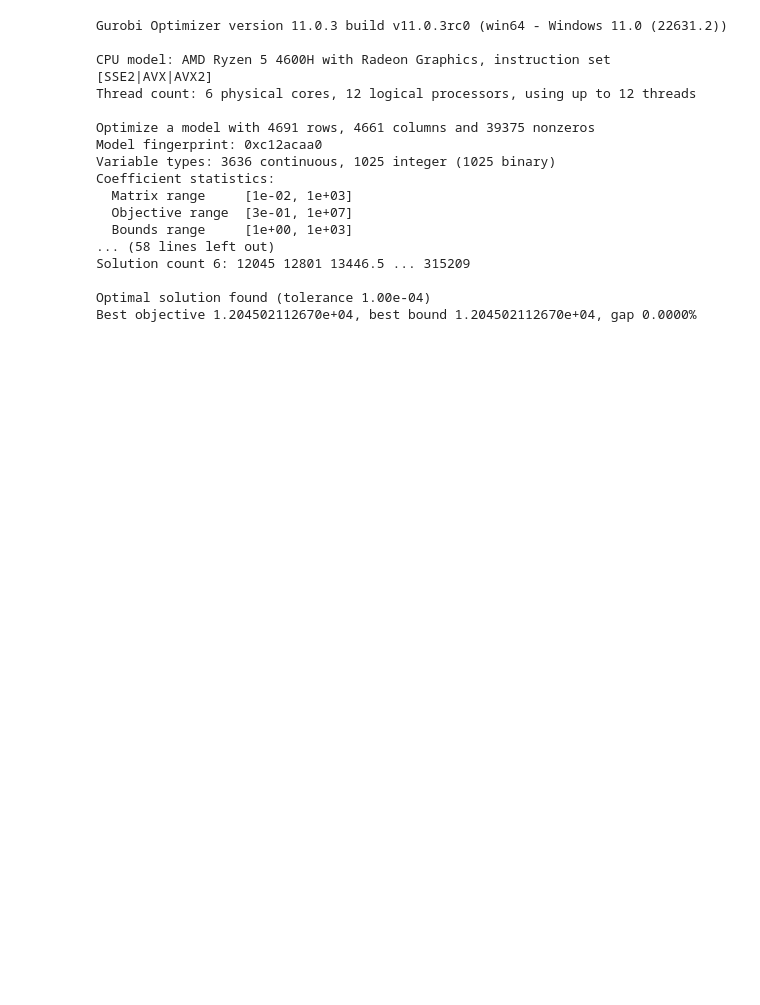
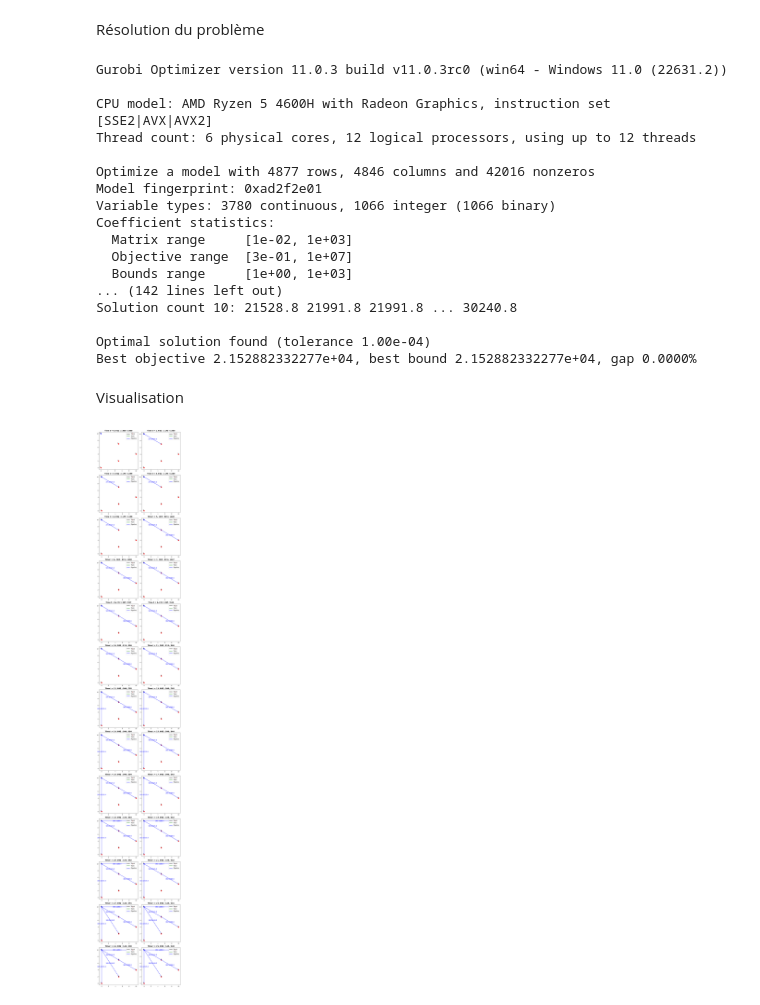
Before and after one commit to mowgli33/Optim_Prac, a Jupyter notebook: small_instance.ipynb, the cells around one changed output. Drawn from its saved outputs; the diff is of its cells as text; code cells hidden in the pictures; blank space fills up the shorter version.

```diff
--- a/small_instance.ipynb
+++ b/small_instance.ipynb
@@ -191,6 +198,8 @@ print(sum(c.E for c in C.values()))
 [[0, 0, 1, 0, 0, 0], [0, 0, 0, 0, 0, 0], [1, 0, 0, 1, 0, 0], [0, 0, 1, 0, 0, 0], [0, 0, 0, 0, 0, 0], [0, 0, 0, 0, 0, 0]]
 1000000
 1400.0
+# %% [markdown]
+Résolution du problème
 # %%
 from gurobipy import *
 # %%
@@ -204,33 +213,34 @@ em_carbon = [c.E for c in C.values()]
 emissions = dict(zip(capture_ids, em_carbon))
 
 M = sum(c.E for c in C.values())
+decrease_rate = 0.5
 
 distance_matrix = [[Arc(i,j,"").dist for i in nodes] for j in nodes]
 
 m = Model("Small_instance")
 
-X = {t: {c: m.addVar(vtype=GRB.BINARY, name=f'x{t},{c}') for c in capture_ids} for t in range(T)}
+X = {t: {c: m.addVar(vtype=GRB.BINARY, name=f'x{t},{c}') for c in capture_ids} for t in range(T+1)}
 
-Y_truck = {t: {i: {j: m.addVar(lb=0, vtype=GRB.CONTINUOUS, name=f'y_truck{t},{i},{j}') for j in node_ids} for i in node_ids} for t in range(T)}
-Y_train = {t: {i: {j: m.addVar(lb=0, vtype=GRB.CONTINUOUS, name=f'y_train{t},{i},{j}') for j in node_ids} for i in node_ids} for t in range(T)}
-Y_pipe = {t: {i: {j: m.addVar(lb=0, vtype=GRB.CONTINUOUS, name=f'y_pipe{t},{i},{j}') for j in node_ids} for i in node_ids} for t in range(T)}
+Y_truck = {t: {i: {j: m.addVar(lb=0, vtype=GRB.CONTINUOUS, name=f'y_truck{t},{i},{j}') for j in node_ids} for i in node_ids} for t in range(T+1)}
+Y_train = {t: {i: {j: m.addVar(lb=0, vtype=GRB.CONTINUOUS, name=f'y_train{t},{i},{j}') for j in node_ids} for i in node_ids} for t in range(T+1)}
+Y_pipe = {t: {i: {j: m.addVar(lb=0, vtype=GRB.CONTINUOUS, name=f'y_pipe{t},{i},{j}') for j in node_ids} for i in node_ids} for t in range(T+1)}
 
-P = {t: {i: {j: m.addVar(vtype=GRB.BINARY, name=f'p{t},{i},{j}') for j in node_ids} for i in node_ids} for t in range(T)}
+P = {t: {i: {j: m.addVar(vtype=GRB.BINARY, name=f'p{t},{i},{j}') for j in node_ids} for i in node_ids} for t in range(T+1)}
 F = {i: {j: m.addVar(lb=0, ub=M, vtype=GRB.CONTINUOUS, name=f'f{i},{j}') for j in node_ids} for i in node_ids}
-Z = {t: {i: {j: m.addVar(lb=0, ub=M, vtype=GRB.CONTINUOUS, name=f'z{t},{i},{j}') for j in node_ids} for i in node_ids} for t in range(T)}
+Z = {t: {i: {j: m.addVar(lb=0, ub=M, vtype=GRB.CONTINUOUS, name=f'z{t},{i},{j}') for j in node_ids} for i in node_ids} for t in range(T+1)}
 
-for t in range(T):
+for t in range(T+1):
     for i in node_ids:
         for j in node_ids:
             m.addConstr(Y_pipe[t][i][j] - Z[t][i][j] <= 0, name=f'max capacity installed')
 for c in capture_ids:
-    m.addConstr(quicksum(X[t][c] for t in range(T)) <= 1, name=f"CCS installed at most once on capture site {c}")
+    m.addConstr(quicksum(X[t][c] for t in range(T+1)) <= 1, name=f"CCS installed at most once on capture site {c}")
 
 for i in node_ids:
     for j in node_ids:
-        m.addConstr(quicksum(P[t][i][j] for t in range(T)) <= 1, name=f"CCS installed at most once on capture site {c}")
+        m.addConstr(quicksum(P[t][i][j] for t in range(T+1)) <= 1, name=f"CCS installed at most once on capture site {c}")
 
-for t in range(T):
+for t in range(T+1):
     for i in node_ids:
         for j in node_ids:
             m.addConstr(Z[t][i][j] - M*quicksum(P[t0][i][j] for t0 in range(t+1)) <= 0)
@@ -238,19 +248,19 @@ for t in range(T):
             m.addConstr(Z[t][i][j] - F[i][j] <= 0)
             m.addConstr(Z[t][i][j] - F[i][j] + (1 - quicksum(P[t0][i][j] for t0 in range(t+1)))*M >= 0)
 
-for t in range(T):
+for t in range(T+1):
     for c in capture_ids:
         m.addConstr(quicksum(Y_truck[t][i][c] + Y_train[t][i][c] + Y_pipe[t][i][c] for i in node_ids)
                     - quicksum(Y_truck[t][c][i] + Y_train[t][c][i] + Y_pipe[t][c][i] for i in node_ids)
                     + 0.9*quicksum(X[t0][c] for t0 in range(t+1))*emissions[c] == 0)
 
-for t in range(T):
+for t in range(T+1):
     m.addConstr(quicksum(emissions[c] - 0.9*(quicksum(X[t0][c] for t0 in range(t+1)))*emissions[c] for c in capture_ids)
                 + quicksum(
                     quicksum(
-                        (Y_truck[t][i][j]*param[0][2] + Y_train[t][i][j]*param[1][2] + Y_pipe[t][i][j]*param[2][2])*distance_matrix[i][j] for j in node_ids) for i in node_ids) <= -0.5*M*t/T + M)
+                        (Y_truck[t][i][j]*param[0][2] + Y_train[t][i][j]*param[1][2] + Y_pipe[t][i][j]*param[2][2])*distance_matrix[i][j] for j in node_ids) for i in node_ids) <= -decrease_rate*M*t/T + M)
 
-for t in range(T):
+for t in range(T+1):
     for i in node_ids:
         for j in node_ids:
             if rail_matrix[i][j] == 0:
@@ -258,30 +268,50 @@ for t in range(T):
 
 m.setObjective(quicksum(quicksum(quicksum(Y_truck[t][i][j]*param[0][0]*distance_matrix[i][j]+param[0][1]*Y_truck[t][i][j]
                                           + Y_train[t][i][j]*param[1][0]*distance_matrix[i][j]+param[1][1]*Y_train[t][i][j]
-                                          for j in node_ids) for i in node_ids) for t in range(T))
+                                          for j in node_ids) for i in node_ids) for t in range(T+1))
                                           + quicksum(quicksum(quicksum(
                                               quicksum(P[k][i][j] for k in range(t))*param[2][4]*distance_matrix[i][j]
                                               + Z[t][i][j]*param[2][3]
                                               for j in node_ids)
                                               for i in node_ids)
-                                              for t in range(T)), GRB.MINIMIZE)
+                                              for t in range(T+1)), GRB.MINIMIZE)
 
 m.optimize()
+
+I = len(node_ids)
+Y_tru = np.zeros((T+1,I,I))
+Y_tra = np.zeros((T+1,I,I))
+Y_p = np.zeros((T+1,I,I))
+Z_p = np.zeros((T+1,I,I))
+emissions_tot = np.zeros(T+1)
+
+for i in range(I):
+    for j in range(I):
+        for t in range(T+1):
+            Y_tru[t,i,j] = Y_truck[t][i][j].x
+            Y_tra[t,i,j] = Y_train[t][i][j].x
+            Y_p[t,i,j] = Y_pipe[t][i][j].x
+            Z_p[t,i,j] = Z[t][i][j].x
+
+for t in range(T+1):
+    emissions_tot[t] = sum(emissions[c] - 0.9*(sum(X[t0][c].x for t0 in range(t+1)))*emissions[c] for c in capture_ids) + sum(sum((Y_truck[t][i][j].x*param[0][2] + Y_train[t][i][j].x*param[1][2] + Y_pipe[t][i][j].x*param[2][2])*distance_matrix[i][j] for j in node_ids) for i in node_ids)
 # %% [output]
 Gurobi Optimizer version 11.0.3 build v11.0.3rc0 (win64 - Windows 11.0 (22631.2))
 
 CPU model: AMD Ryzen 5 4600H with Radeon Graphics, instruction set [SSE2|AVX|AVX2]
 Thread count: 6 physical cores, 12 logical processors, using up to 12 threads
 
-Optimize a model with 4691 rows, 4661 columns and 39375 nonzeros
-Model fingerprint: 0xc12acaa0
-Variable types: 3636 continuous, 1025 integer (1025 binary)
+Optimize a model with 4877 rows, 4846 columns and 42016 nonzeros
+Model fingerprint: 0xad2f2e01
+Variable types: 3780 continuous, 1066 integer (1066 binary)
 Coefficient statistics:
   Matrix range     [1e-02, 1e+03]
   Objective range  [3e-01, 1e+07]
   Bounds range     [1e+00, 1e+03]
-... (58 lines left out)
-Solution count 6: 12045 12801 13446.5 ... 315209
+... (142 lines left out)
+Solution count 10: 21528.8 21991.8 21991.8 ... 30240.8
 
 Optimal solution found (tolerance 1.00e-04)
-Best objective 1.204502112670e+04, best bound 1.204502112670e+04, gap 0.0000%
+Best objective 2.152882332277e+04, best bound 2.152882332277e+04, gap 0.0000%
+# %% [markdown]
+Visualisation
@@ -288,2 +377,6 @@ Best objective 1.204502112670e+04, best bound 1.204502112670e+04, gap 0.0000%
+# %%
+visualize_results(T, S, C, Y_tru, Y_tra, Y_p)
+# %% [output]
+[figure, added]
 # %%
 net.export_to_csv()
```
Also changed, not shown: parts of 4 cells of this notebook.
